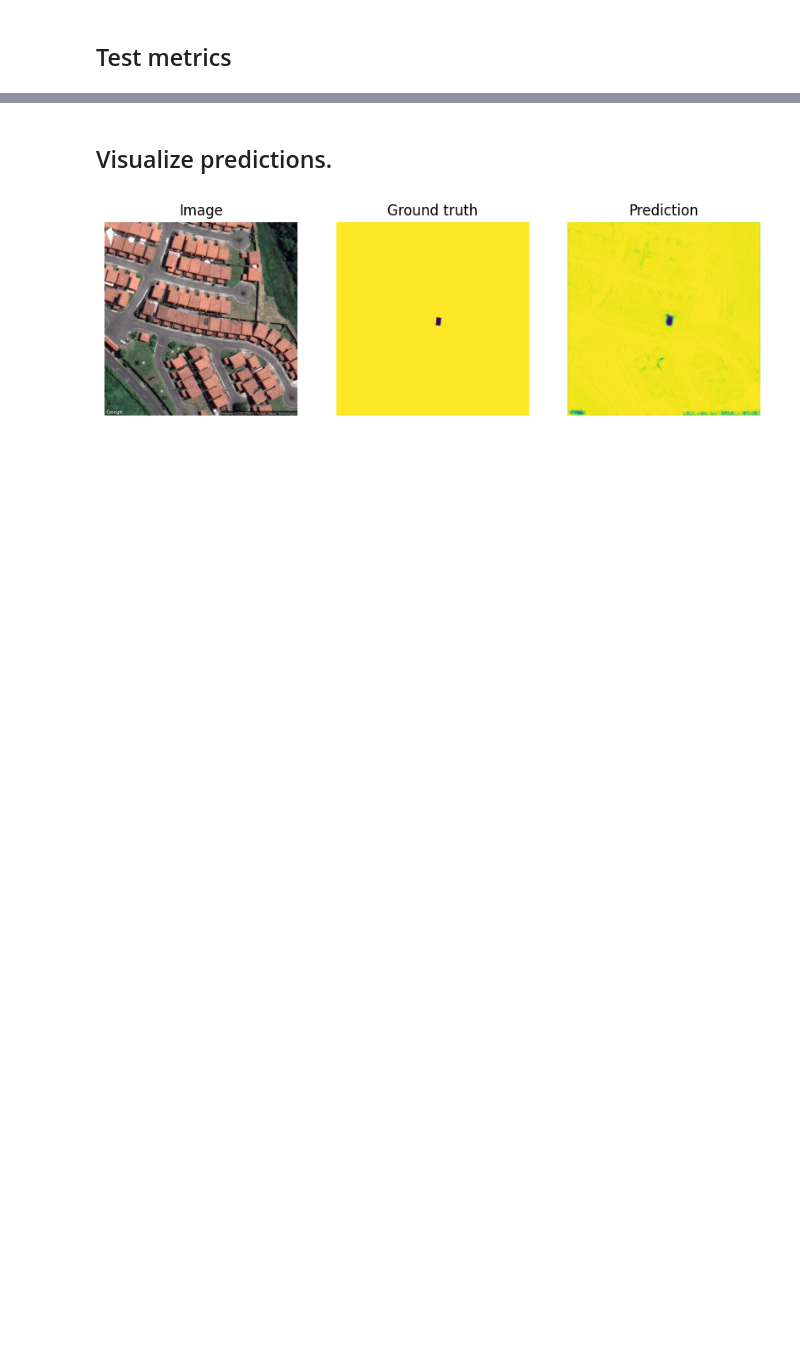
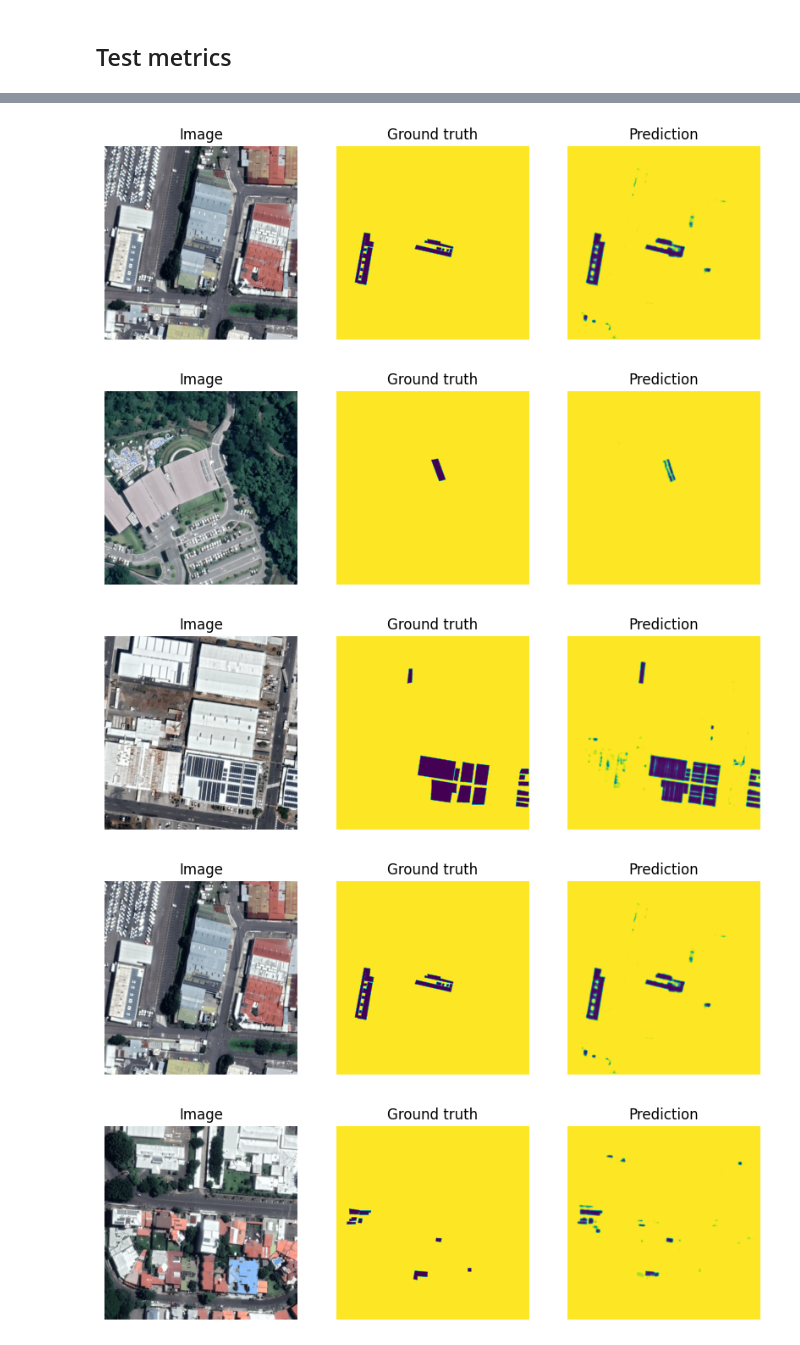
Before and after one commit to carlosan1708/MasterTFM, a Jupyter notebook: model/segmentation_model.ipynb, the cells around one changed output, grey strips where cells are left out. Saved outputs shown, nothing was run; the diff lists cells and outputs as text; code cells hidden in the pictures; blank space fills up the shorter version.

```diff
--- a/model/segmentation_model.ipynb
+++ b/model/segmentation_model.ipynb
@@ -69,0 +96,5 @@ Using device cuda
+# %%
+experiment = wandb.init(project='Segmentation-TFM', resume='allow', anonymous='must', name=display_name)
+experiment.config.update(dict(epochs=EPOCHS, batch_size=BATCH_SIZE, learning_rate=LEARNING_RATE,
+                                  val_size=1-TRAIN_PERCENTAGE, thresh_hold=THRESHOLD,arch=ARCH,encoder_name=ENCODER_NAME,
+                                  encoder_weights= ENCODER_WEIGHTS, image_height =IMAGE_HEIGHT, image_width  =IMAGE_WIDTH))
@@ -70,19 +108,22 @@ Using device cuda
+# %%
+from scripts.segmentation_net import SolarPanelModel
+
+model = SolarPanelModel(ARCH,ENCODER_NAME,ENCODER_WEIGHTS, in_channels=3, out_classes=1, learning_rate=LEARNING_RATE,
+threshold=THRESHOLD, experiment=experiment )
 # %%
 import albumentations as A
 from albumentations.pytorch import ToTensorV2
-from scripts.segmentation_net import SolarPanelModel
 from torch.utils.data import DataLoader
 import cv2
 import pytorch_lightning as pl
-import logging
-import torch
 import numpy as np
-
-model = SolarPanelModel("unet", "efficientnet-b7","imagenet", in_channels=3, out_classes=1)
+from pytorch_lightning.callbacks.early_stopping import EarlyStopping
 
 trainer = pl.Trainer(
     gpus=1,
-    max_epochs=5,
+    max_epochs=EPOCHS,
+    amp_backend=USE_AMP,
+    callbacks=[EarlyStopping(monitor="val_loss", mode="min",patience=15)]
 )
 
 trainer.fit(
@@ -123,33 +158,44 @@ LOCAL_RANK: 0 - CUDA_VISIBLE_DEVICES: [0]
-# %% [markdown]
-## Visualize predictions.
 # %%
 import torch
 import matplotlib.pyplot as plt
 
-batch= next(iter(test_loader))
-with torch.no_grad():
-    model.eval()
-    logits = model(batch["image"])
-pr_masks = logits.sigmoid()
 
-for image, gt_mask, pr_mask in zip(batch["image"], batch["mask"], pr_masks):
-    plt.figure(figsize=(10, 5))
+for x in range(0, 5):
+    batch= next(iter(test_loader))
+    with torch.no_grad():
+        model.eval()
+        logits = model(batch["image"])
+    pr_masks = logits.sigmoid()
 
-    plt.subplot(1, 3, 1)
-    plt.imshow(image.numpy().transpose(1, 2, 0))  # convert CHW -> HWC
-    plt.title("Image")
-    plt.axis("off")
+    for image, gt_mask, pr_mask in zip(batch["image"], batch["mask"], pr_masks):
+        plt.figure(figsize=(10, 5))
 
-    plt.subplot(1, 3, 2)
-    plt.imshow(gt_mask.numpy().squeeze()) # just squeeze classes dim, because we have only one class
-    plt.title("Ground truth")
-    plt.axis("off")
+        plt.subplot(1, 3, 1)
+        plt.imshow(image.numpy().transpose(1, 2, 0))  # convert CHW -> HWC
+        plt.title("Image")
+        plt.axis("off")
 
-    plt.subplot(1, 3, 3)
-    plt.imshow(pr_mask.numpy().squeeze()) # just squeeze classes dim, because we have only one class
-    plt.title("Prediction")
-    plt.axis("off")
+        plt.subplot(1, 3, 2)
+        plt.imshow(gt_mask.numpy().squeeze()) # just squeeze classes dim, because we have only one class
+        plt.title("Ground truth")
+        plt.axis("off")
 
-    plt.show()
+        plt.subplot(1, 3, 3)
+        plt.imshow(pr_mask.numpy().squeeze()) # just squeeze classes dim, because we have only one class
+        plt.title("Prediction")
+        plt.axis("off")
+
+        experiment.log({
+            'images': wandb.Image(image.numpy().transpose(1, 2, 0)),
+            'masks': {
+            'true': wandb.Image(gt_mask.numpy().squeeze()),
+            'pred': wandb.Image(pr_mask.numpy().squeeze()),
+            }
+        })
+        plt.show()
 # %% [output]
-[figure, old version]
+[figure, new version]
+[figure, added]
+[figure, added]
+[figure, added]
+[figure, added]
```
Also changed, not shown: parts of 11 cells of this notebook, 9 other files.
